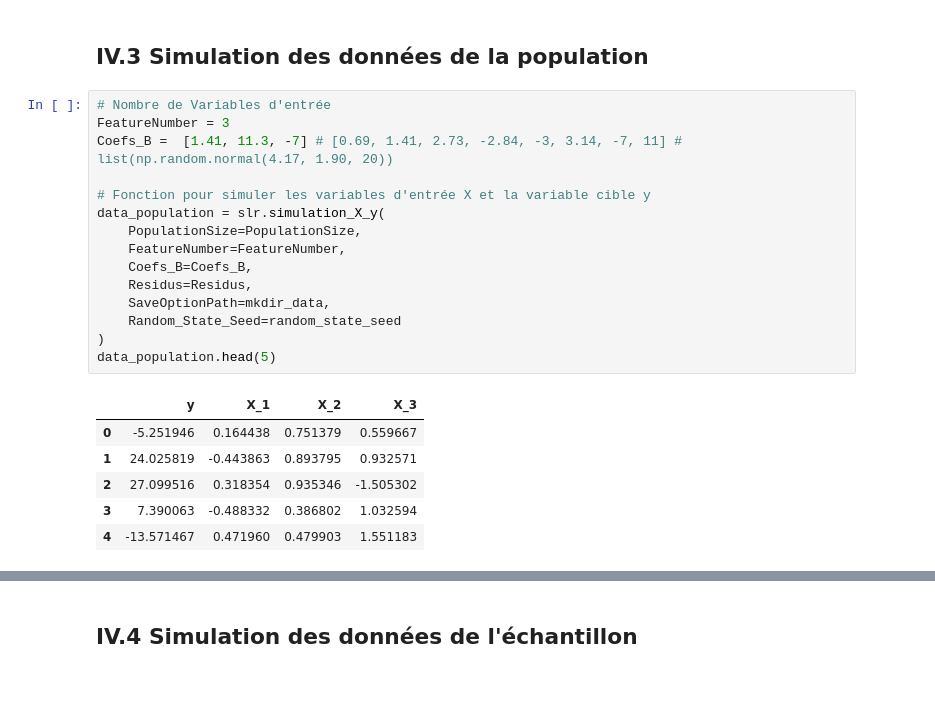
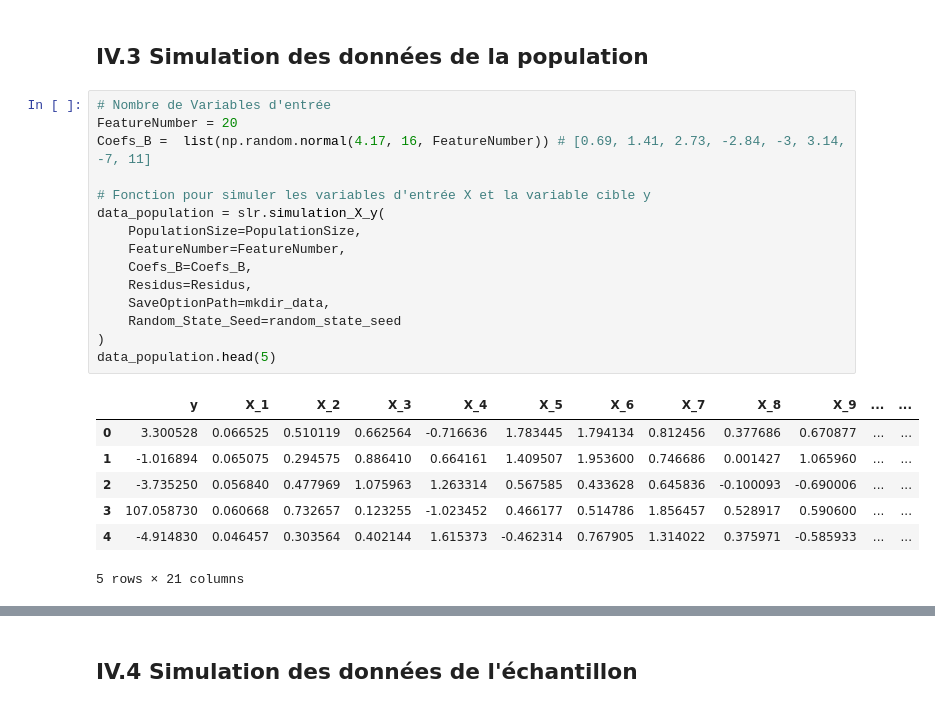
Before and after one commit to beng-one/Simulation-Ridge-Lasso-SRL, a Jupyter notebook: Simulation.ipynb, the cells around one changed output, grey strips where cells are left out. Drawn from its saved outputs; the diff is of its cells as text.

```diff
--- a/Simulation.ipynb
+++ b/Simulation.ipynb
@@ -138,26 +138,27 @@ slr.visualization_residus(Residus=Residus, Figure='Boxplot', SaveOptionPath=mkdi
 ## IV.3 Simulation des données de la population
 # %%
 # Nombre de Variables d'entrée
-FeatureNumber = 3
-Coefs_B =  [1.41, 11.3, -7] # [0.69, 1.41, 2.73, -2.84, -3, 3.14, -7, 11] # list(np.random.normal(4.17, 1.90, 20))
+FeatureNumber = 20
+Coefs_B =  list(np.random.normal(4.17, 16, FeatureNumber)) # [0.69, 1.41, 2.73, -2.84, -3, 3.14, -7, 11]
 
 # Fonction pour simuler les variables d'entrée X et la variable cible y
 data_population = slr.simulation_X_y(
     PopulationSize=PopulationSize,
     FeatureNumber=FeatureNumber,
     Coefs_B=Coefs_B,
     Residus=Residus,
     SaveOptionPath=mkdir_data,
     Random_State_Seed=random_state_seed
 )
 data_population.head(5)
 # %% [output]
-|  | y | X_1 | X_2 | X_3 |
-| 0 | -5.251946 | 0.164438 | 0.751379 | 0.559667 |
-| 1 | 24.025819 | -0.443863 | 0.893795 | 0.932571 |
-| 2 | 27.099516 | 0.318354 | 0.935346 | -1.505302 |
-| 3 | 7.390063 | -0.488332 | 0.386802 | 1.032594 |
-| 4 | -13.571467 | 0.471960 | 0.479903 | 1.551183 |
+|  | y | X_1 | X_2 | X_3 | X_4 | X_5 | X_6 | X_7 | X_8 | X_9 | ... | ... |
+| 0 | 3.300528 | 0.066525 | 0.510119 | 0.662564 | -0.716636 | 1.783445 | 1.794134 | 0.812456 | 0.377686 | 0.670877 | ... | ... |
+| 1 | -1.016894 | 0.065075 | 0.294575 | 0.886410 | 0.664161 | 1.409507 | 1.953600 | 0.746686 | 0.001427 | 1.065960 | ... | ... |
+| 2 | -3.735250 | 0.056840 | 0.477969 | 1.075963 | 1.263314 | 0.567585 | 0.433628 | 0.645836 | -0.100093 | -0.690006 | ... | ... |
+| 3 | 107.058730 | 0.060668 | 0.732657 | 0.123255 | -1.023452 | 0.466177 | 0.514786 | 1.856457 | 0.528917 | 0.590600 | ... | ... |
+| 4 | -4.914830 | 0.046457 | 0.303564 | 0.402144 | 1.615373 | -0.462314 | 0.767905 | 1.314022 | 0.375971 | -0.585933 | ... | ... |
+5 rows × 21 columns
 # %%
 data_population.corr()
 # %% [output]
```
Also changed, not shown: parts of 81 cells of this notebook, 15 other files.
